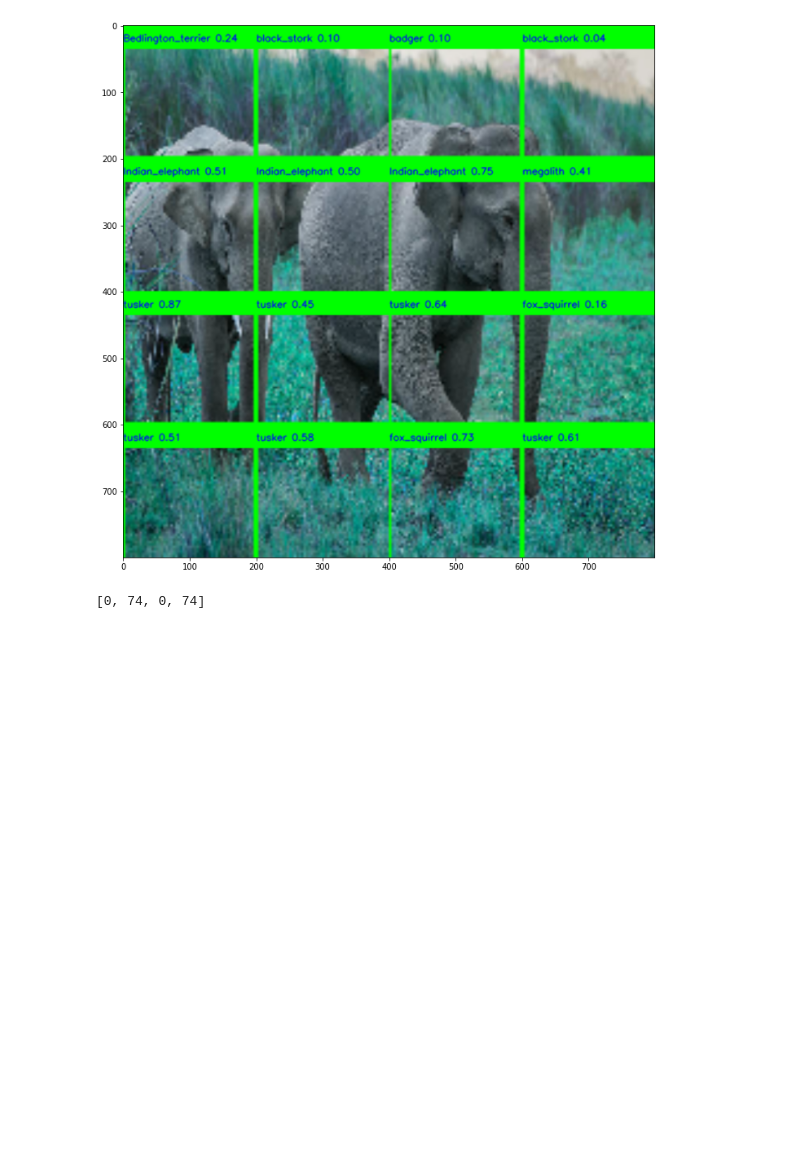
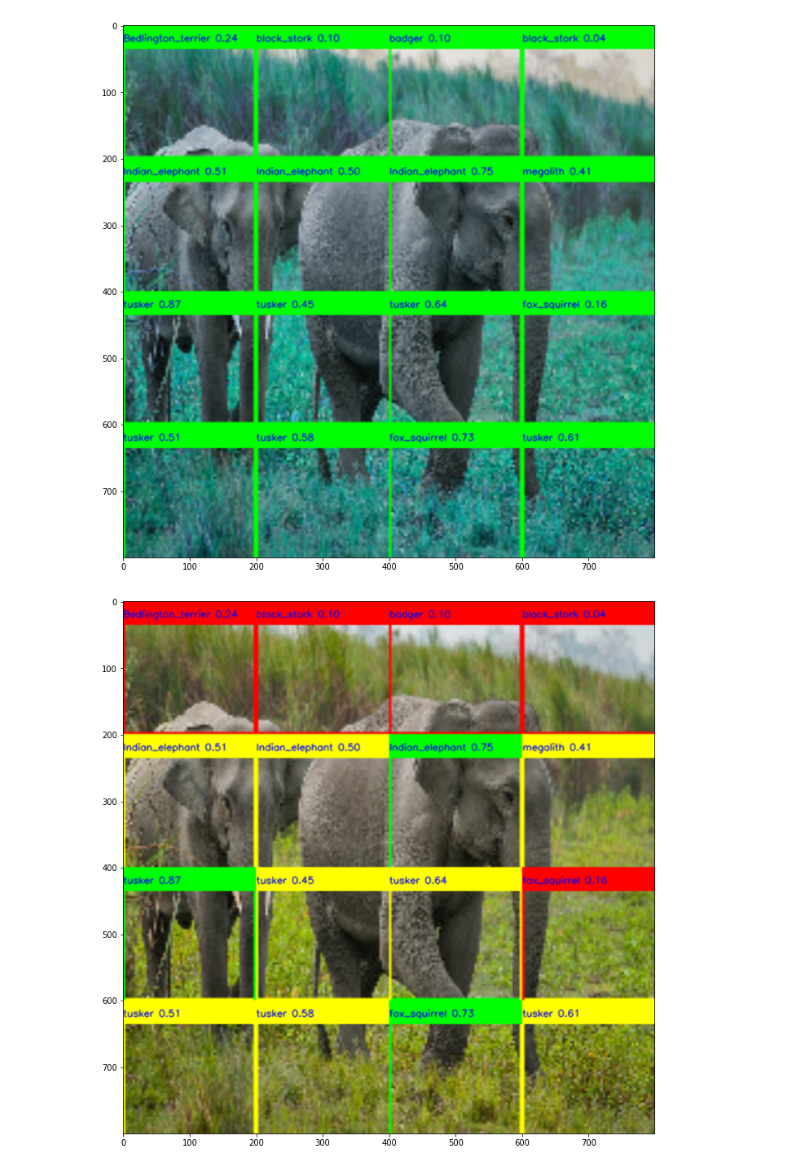
Before and after one commit to vermavinay982/object-detector-by-classifier, a Jupyter notebook: Detection-and-localization.ipynb, the cells around one changed output. Cells and saved outputs as stored; diff of their text form; code cells hidden in the pictures; blank space fills up the shorter version.

Commit message:
added color based on accuracy

```diff
--- a/Detection-and-localization.ipynb
+++ b/Detection-and-localization.ipynb
@@ -297,38 +297,58 @@ plt.savefig('output_cv2.jpg')
 # %% [output]
 [figure]
 # %%
+# using the cv2 module and based on the percentage
 # this part crops the whole image into boxes and predicts the portion of the image where it belongs
 
 img_draw = img_arr.copy()
 
 font = cv2.FONT_HERSHEY_SIMPLEX
-fontScale = 0.6
-color = (255, 0, 0)
+fontScale = 0.4
 thickness = 1
-
+# BGR
+red = (255,0,0)
+green = (0,255,0)
+yellow = (255,255,0)
+color_font = (0, 0, 255)
 
 # it requires x,y x,y as input - and not y,y x,x - that is the input for the array
 for coord in coords:
-    img_draw = cv2.rectangle(img_draw,coord[0], (0,255,0), 1)
+    if coord[1][2]>0.7:
+        color = green
+    elif coord[1][2]>0.4:
+        color = yellow
+    else:
+        color = red
+
+    img_draw = cv2.rectangle(img_draw,coord[0], color, 1)
 
 nw = 224*3
 img_draw = cv2.resize(img_draw,(nw,nw))
 
 for coord in coords:
+    if coord[1][2]>0.7:
+        color = green
+    elif coord[1][2]>0.4:
+        color = yellow
+    else:
+        color = red
+
     org = (coord[0][0]*int(nw/224), coord[0][1]*int(nw/224)+20)
-    cv2.rectangle(img_draw,[org[0],org[1]-20,224,30], (0,255,0), -1)
-    cv2.putText(img_draw, f"{coord[1][1]} 0.{int(coord[1][2]*100)}", org, font, fontScale, color, thickness, cv2.LINE_AA)
+    cv2.rectangle(img_draw,[org[0],org[1]-20,224,30], color, -1)
+    cv2.putText(img_draw, f"{coord[1][1]} {coord[1][2]:0.2f}", org, font, fontScale, color_font, thickness, cv2.LINE_AA)
 
 
 nw = 800
 img_draw = cv2.resize(img_draw,(nw,nw))
-img_draw = cv2.cvtColor(img_draw,cv2.COLOR_BGR2RGB)
+img_draw_bgr = cv2.cvtColor(img_draw,cv2.COLOR_RGB2BGR)
 
-# cv2.imshow('test',img_draw)
-# cv2.waitKey(0)
-# cv2.destroyAllWindows()
+cv2.imshow('test',img_draw_bgr)
+cv2.waitKey(0)
+cv2.imwrite('color_base_prediction.png',img_draw_bgr)
+cv2.destroyAllWindows()
 
-cv2.imwrite('prediction.png',img_draw)
+plt.figure(figsize=(12,12))
 plt.imshow(img_draw)
+plt.savefig('color_base_output.jpg')
 # %% [output]
-[0, 74, 0, 74]
+[figure, added]
```
Also changed, not shown: parts of 3 cells of this notebook, 5 other files.
